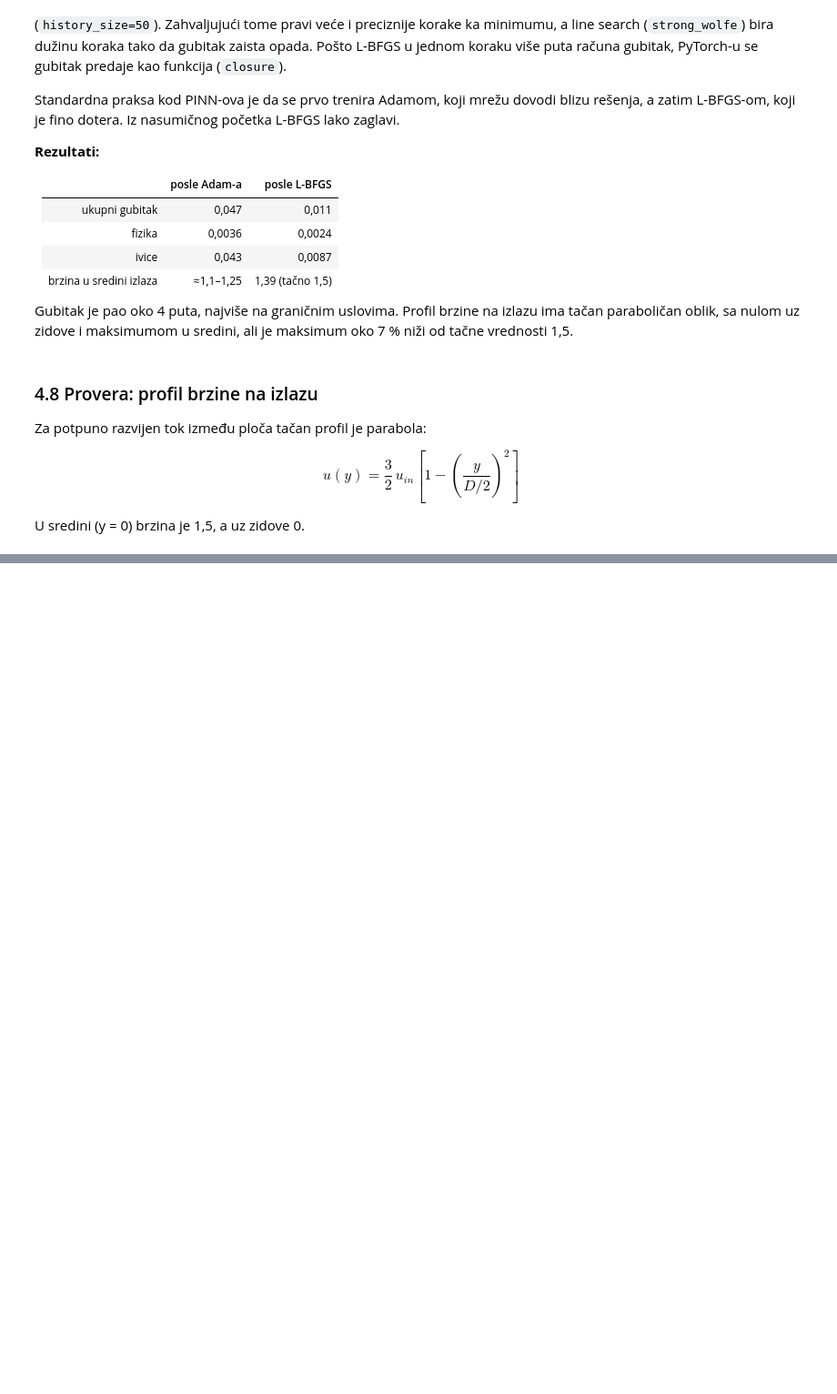
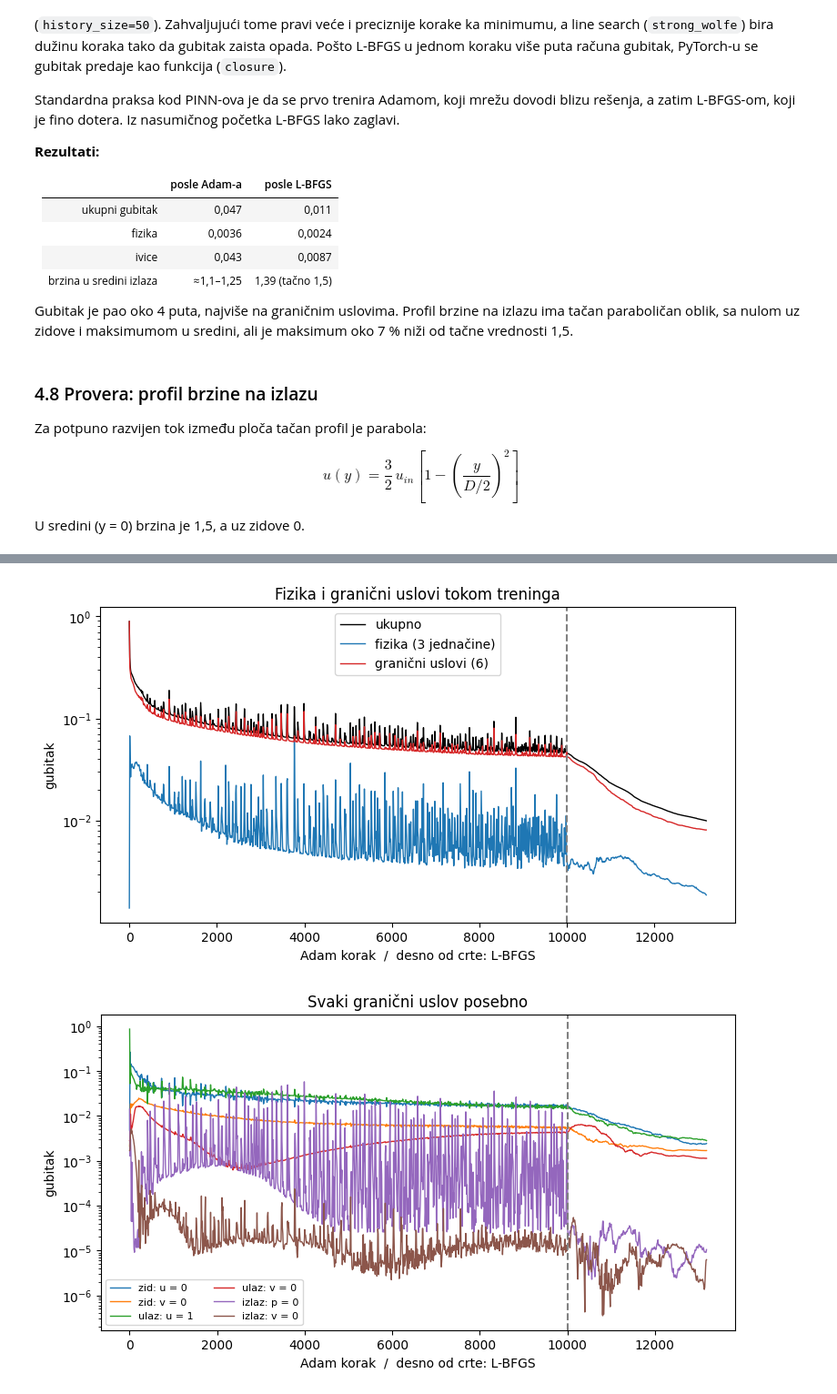
Before and after one commit to Lencili/masinsko-ucenje-u-astronomiji, a Jupyter notebook: 01-pinn/PINN_PyTorch.ipynb, the cells around one changed output, grey strips where cells are left out. Shown at 91% size. Drawn from its saved outputs; the diff is of its cells as text; code cells hidden in the pictures; blank space fills up the shorter version.

```diff
--- a/01-pinn/PINN_PyTorch.ipynb
+++ b/01-pinn/PINN_PyTorch.ipynb
@@ -611,0 +693,12 @@ Brzina u sredini (PINN): 1.3934866  tačno: 1.5
+# %%
+def zbir(d, kljucevi): return sum(d[k] for k in kljucevi)
+uk_a, uk_l = zbir(posle_adama, FIZIKA + IVICE), zbir(posle_lbfgs, FIZIKA + IVICE)
+
+print(f"{'deo gubitka':24s} {'posle Adama':>12s} {'udeo':>7s} {'posle L-BFGS':>13s} {'udeo':>7s} {'smanjenje':>10s}")
+for k in FIZIKA + IVICE:
+    a, l = posle_adama[k], posle_lbfgs[k]
+    print(f'{k:24s} {a:12.2e} {a/uk_a:7.1%} {l:13.2e} {l/uk_l:7.1%} {a/l:9.1f}x')
+print('-' * 80)
+for ime, kl in [('UKUPNO fizika', FIZIKA), ('UKUPNO ivice', IVICE), ('UKUPNO', FIZIKA + IVICE)]:
+    a, l = zbir(posle_adama, kl), zbir(posle_lbfgs, kl)
+    print(f'{ime:24s} {a:12.2e} {a/uk_a:7.1%} {l:13.2e} {l/uk_l:7.1%} {a/l:9.1f}x')
@@ -611,0 +741,35 @@ Brzina u sredini (PINN): 1.3934866  tačno: 1.5
+# %%
+x = np.array(koraci)
+fiz = np.sum([istorija[k] for k in FIZIKA], axis=0)
+ivi = np.sum([istorija[k] for k in IVICE], axis=0)
+
+fig, ax = plt.subplots(figsize=(9, 4.5))
+ax.semilogy(x, fiz + ivi, color='black', lw=1, label='ukupno')
+ax.semilogy(x, fiz, color='tab:blue', lw=1, label='fizika (3 jednačine)')
+ax.semilogy(x, ivi, color='tab:red', lw=1, label='granični uslovi (6)')
+ax.axvline(N_ADAM, color='gray', ls='--')
+ax.set_xlabel('Adam korak  /  desno od crte: L-BFGS'); ax.set_ylabel('gubitak')
+ax.legend(); ax.set_title('Fizika i granični uslovi tokom treninga')
+plt.show()
+
+
+
+fig, ax = plt.subplots(figsize=(9, 4.5))
+for k in IVICE:
+    ax.semilogy(x, istorija[k], lw=1, label=k)
+ax.axvline(N_ADAM, color='gray', ls='--')
+ax.set_xlabel('Adam korak  /  desno od crte: L-BFGS'); ax.set_ylabel('gubitak')
+ax.legend(fontsize=8, ncol=2); ax.set_title('Svaki granični uslov posebno')
+plt.show()
+
+fig, ax = plt.subplots(figsize=(10, 4))
+imena = FIZIKA + IVICE
+pos = np.arange(len(imena))
+ax.bar(pos - 0.2, [posle_adama[k] for k in imena], 0.4, label='posle Adama')
+ax.bar(pos + 0.2, [posle_lbfgs[k] for k in imena], 0.4, label='posle L-BFGS')
+ax.set_yscale('log'); ax.set_xticks(pos); ax.set_xticklabels(imena, rotation=35, ha='right', fontsize=8)
+ax.set_ylabel('gubitak'); ax.legend(); ax.set_title('Delovi gubitka: Adam prema Adam + L-BFGS')
+plt.tight_layout(); plt.show()
+# %% [output]
+[figure, added]
+[figure, added]
```
Also changed, not shown: parts of 24 cells of this notebook.
